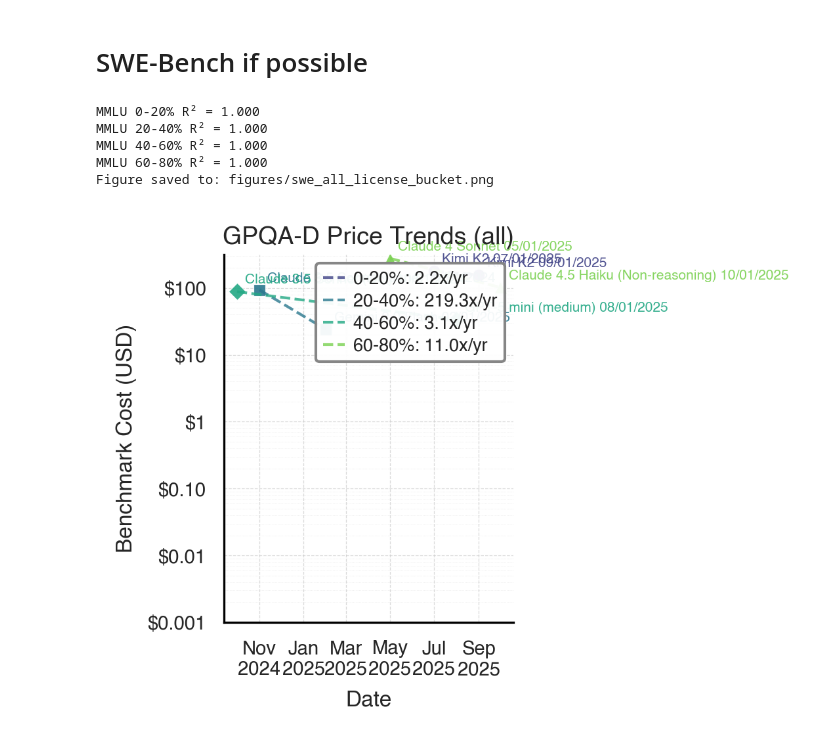
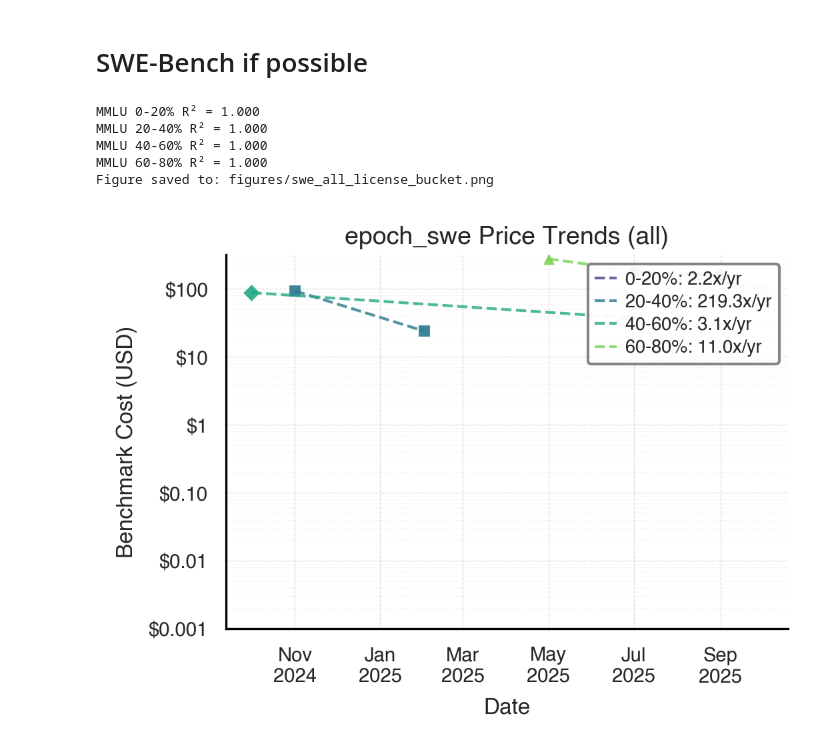
Before and after one commit to hansgundlach/Algorithmic_Progress_Inference, a Jupyter notebook: bucket_figure_trends.ipynb, the cells around one changed output. Drawn from its saved outputs; the diff is of its cells as text; code cells hidden in the pictures.

```diff
--- a/bucket_figure_trends.ipynb
+++ b/bucket_figure_trends.ipynb
@@ -338,8 +289,7 @@ def plot_combined_record_small_trends(
 
         # Trend line
         benchmark_name = benchmark_col.split(" ")[0]
-        if benchmark_name == 'epoch_gpqa':
-            benchmark_name = 'GPQA-D'
+        benchmark_name = {'epoch_gpqa': 'GPQA-D', 'oneshot_AIME': 'AIME', 'swe': 'SWE-Bench'}.get(benchmark_name, benchmark_name)
 
         # Format label based on ICML format (always include 90% CI)
         if icml_format:
@@ -429,15 +379,16 @@ def plot_combined_record_small_trends(
     chinese_filter = " (Chinese)" if include_chinese is True else " (non-Chinese)" if include_chinese is False else ""
     reasoning_filter = " (non-reasoning)" if not include_reasoning_models else ""
     benchmark_name = benchmark_col.split(" ")[0]
+    benchmark_display = {'epoch_gpqa': 'GPQA-D', 'oneshot_AIME': 'AIME', 'swe': 'SWE-Bench'}.get(benchmark_name, benchmark_name)
 
     if icml_format:
         ax.set_title(
-            f'GPQA-D Price Trends ({lic_label})',
+            f'{benchmark_display} Price Trends ({lic_label})',
             fontsize=TITLE_SIZE, pad=4
         )
     else:
         ax.set_title(
-            f'Lowest Available Price Trends by Epoch GPQA-D Range ({lic_label}){date_filter}{chinese_filter}{reasoning_filter}',
+            f'Lowest Available Price Trends by {benchmark_display} Range ({lic_label}){date_filter}{chinese_filter}{reasoning_filter}',
             fontsize=TITLE_SIZE, pad=15
         )
 
@@ -919,32 +896,32 @@ df_swe = pd.read_csv('data/swe_price_reduction_models.csv')
 
 #convert release date to datetime where release date is not nan
 df_swe['Release Date'] = pd.to_datetime(df_swe['Release Date'])
 
 
 # # Create Active Parameters column by choosing Known Active Parameters when available, otherwise use Parameters
 df_swe['Active Parameters'] = np.where(
     df_swe['Known Active Parameters'].notna(),
     df_swe['Known Active Parameters'],
     df_swe['Parameters']
 )
 
 plot_combined_record_small_trends(
     df_swe,
     open_license_only=False,
     price_col="Benchmark Cost USD",
     confidence_interval=True,
     min_date=datetime(2024, 4, 1),
     benchmark_col='epoch_swe',
-    show_model_names=True,
+    show_model_names=False,
     include_reasoning_models=True,
     mmlu_ranges=[(0, 20), (20, 40), (40, 60), (60, 80)],
     date_granularity='day',  # change to 'month' to aggregate monthly before cummin
     save_path="figures/swe_all_license_bucket.png"  # Descriptive filename based on benchmark and license type
 )
 # %% [output]
 MMLU 0-20% R² = 1.000
 MMLU 20-40% R² = 1.000
 MMLU 40-60% R² = 1.000
 MMLU 60-80% R² = 1.000
 Figure saved to: figures/swe_all_license_bucket.png
-[figure, old version]
+[figure, new version]
```
Also changed, not shown: parts of 5 cells of this notebook, 49 other files.
